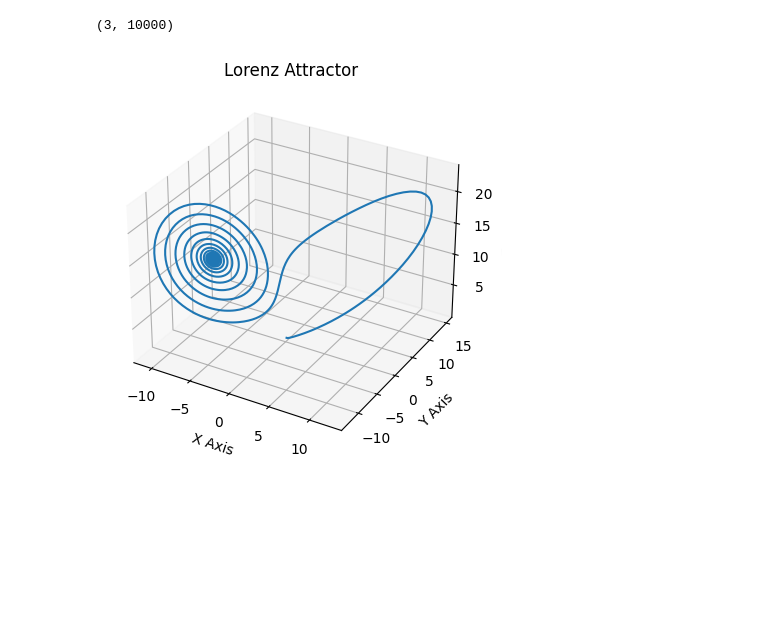
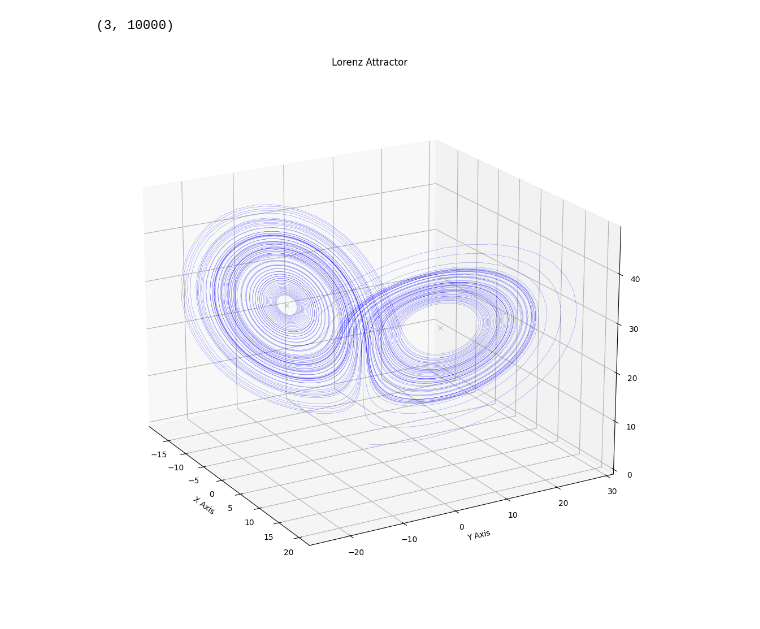
Before and after one commit to hmschlesi/NLO_Project3, a Jupyter notebook: Lorentz attractor.ipynb, the cells around one changed output. Saved outputs shown, nothing was run; the diff lists cells and outputs as text; code cells hidden in the pictures; blank space fills up the shorter version.

```diff
--- a/Lorentz attractor.ipynb
+++ b/Lorentz attractor.ipynb
@@ -17,10 +17,10 @@ from matplotlib.collections import LineCollection
 
 
 # Lorenz paramters and initial conditions.
-#a, b, c = 10, 28, 8/3 #opt1
-a, b, c = 10, 15, 8/3
+a, b, c = 10, 28, 8/3 #opt1
+#a, b, c = 10, 15, 8/3
 
-x0, y0, z0 = 0, 0.25, 0.10
+x0, y0, z0 = 0, 1, 0
 
 # Maximum time point and total number of time points.
 tmax, n = 100, 10000
@@ -47,15 +47,23 @@ np.shape(xyz)
 (3, 10000)
 # %%
 # Plot the Lorenz attractor using a Matplotlib 3D projection.
-ax = plt.figure().add_subplot(projection='3d')
+ax = plt.figure(figsize=(10,10)).add_subplot(projection='3d')
 
-ax.plot(*xyz[:,0:10000], alpha=1)
+ax.plot(*xyz[:,0:10000],'b', alpha=0.8, linewidth=.2)
+ax.plot(6*np.sqrt(2),6*np.sqrt(2),27,'kx',alpha=0.2)
+ax.plot(-6*np.sqrt(2),-6*np.sqrt(2),27,'kx',alpha=0.2)
 ax.set_xlabel("X Axis")
 ax.set_ylabel("Y Axis")
 ax.set_zlabel("Z Axis")
 ax.set_title("Lorenz Attractor")
 
-plt.savefig("test1.png")
+ax.view_init(20,-30, 0)
+
+plt.grid(True)
+plt.axis('on')
+plt.tight_layout()
+
+
 plt.show()
 # %% [output]
-[figure, old version]
+[figure, new version]
```
Also changed, not shown: parts of 1 cell of this notebook, 2 other files.
